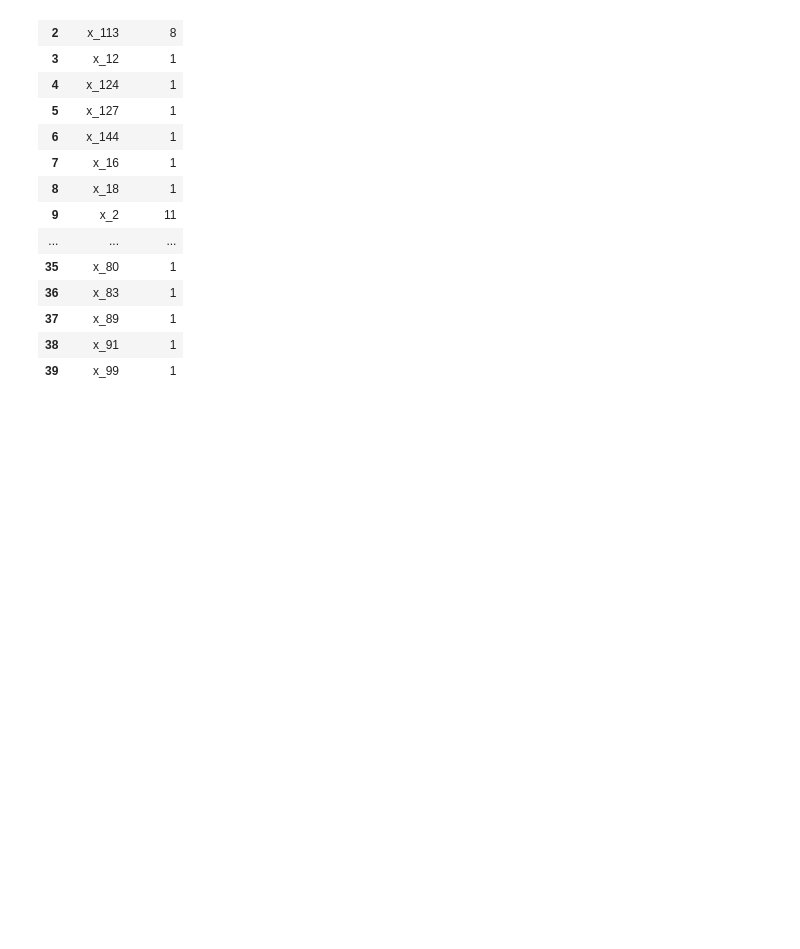
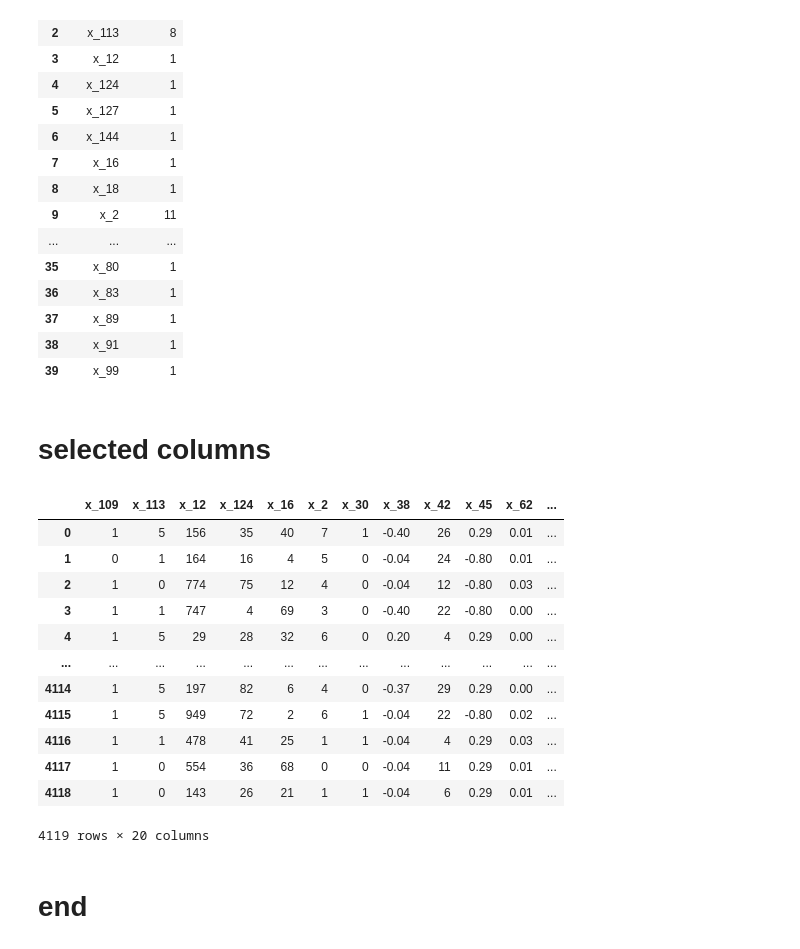
Before and after one commit to KiranEC11/DS_competition, a Jupyter notebook: round1.ipynb, the cells around one changed output. Cells and saved outputs as stored; diff of their text form; code cells hidden in the pictures; blank space fills up the shorter version.

```diff
--- a/round1.ipynb
+++ b/round1.ipynb
@@ -817,3 +817,24 @@ RFECV_ALL
 | 37 | x_89 | 1 |
 | 38 | x_91 | 1 |
 | 39 | x_99 | 1 |
+# %% [markdown]
+# selected columns
+# %%
+X_selected = X[columns_selected]
+X_selected
+# %% [output]
+|  | x_109 | x_113 | x_12 | x_124 | x_16 | x_2 | x_30 | x_38 | x_42 | x_45 | x_62 | ... |
+| 0 | 1 | 5 | 156 | 35 | 40 | 7 | 1 | -0.40 | 26 | 0.29 | 0.01 | ... |
+| 1 | 0 | 1 | 164 | 16 | 4 | 5 | 0 | -0.04 | 24 | -0.80 | 0.01 | ... |
+| 2 | 1 | 0 | 774 | 75 | 12 | 4 | 0 | -0.04 | 12 | -0.80 | 0.03 | ... |
+| 3 | 1 | 1 | 747 | 4 | 69 | 3 | 0 | -0.40 | 22 | -0.80 | 0.00 | ... |
+| 4 | 1 | 5 | 29 | 28 | 32 | 6 | 0 | 0.20 | 4 | 0.29 | 0.00 | ... |
+| ... | ... | ... | ... | ... | ... | ... | ... | ... | ... | ... | ... | ... |
+| 4114 | 1 | 5 | 197 | 82 | 6 | 4 | 0 | -0.37 | 29 | 0.29 | 0.00 | ... |
+| 4115 | 1 | 5 | 949 | 72 | 2 | 6 | 1 | -0.04 | 22 | -0.80 | 0.02 | ... |
+| 4116 | 1 | 1 | 478 | 41 | 25 | 1 | 1 | -0.04 | 4 | 0.29 | 0.03 | ... |
+| 4117 | 1 | 0 | 554 | 36 | 68 | 0 | 0 | -0.04 | 11 | 0.29 | 0.01 | ... |
+| 4118 | 1 | 0 | 143 | 26 | 21 | 1 | 1 | -0.04 | 6 | 0.29 | 0.01 | ... |
+4119 rows × 20 columns
+# %% [markdown]
+# end
```
Also changed, not shown: parts of 15 cells of this notebook, 2 other files.
